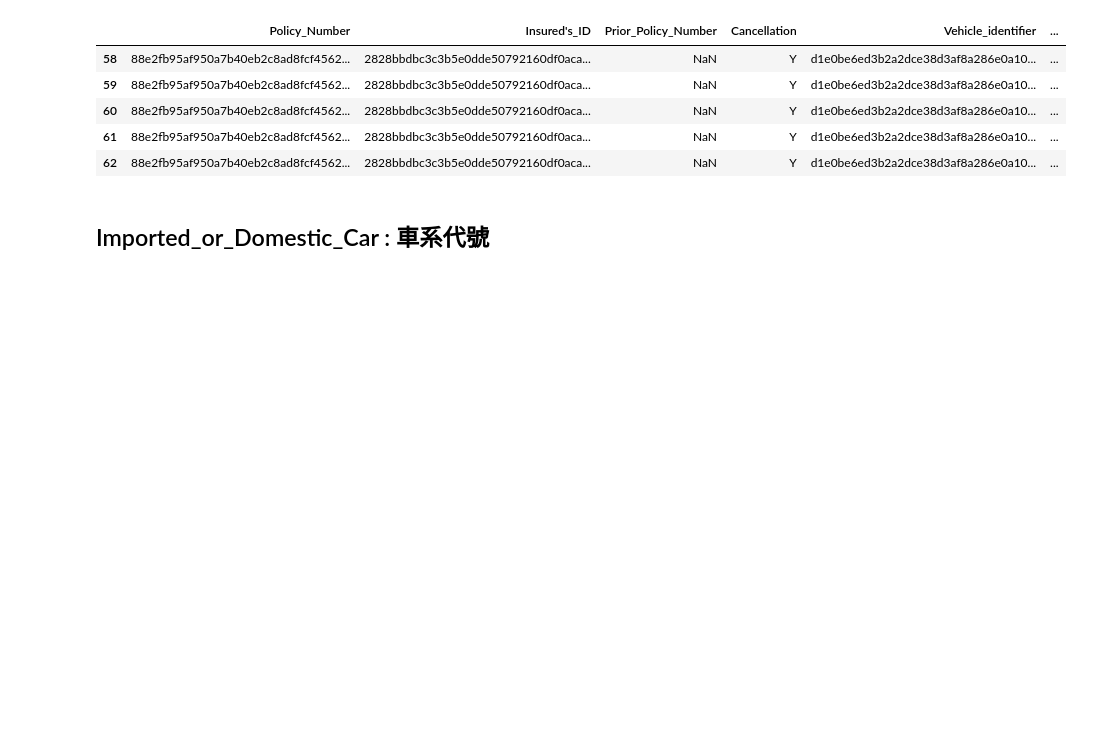
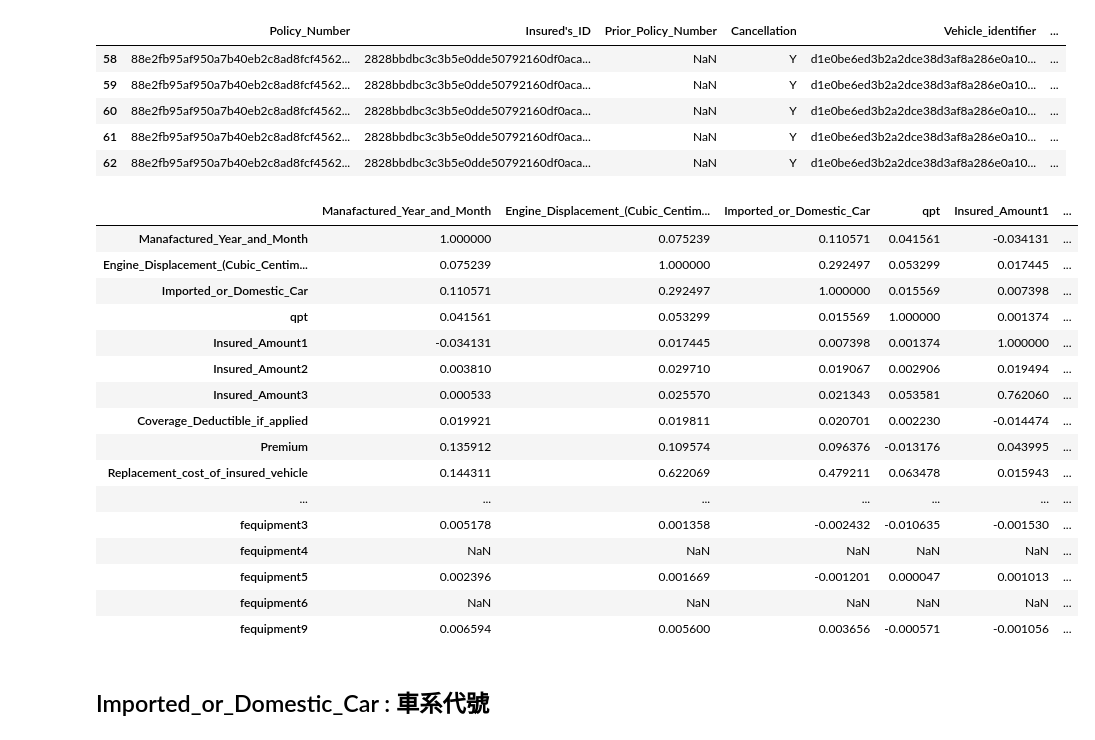
Before and after one commit to taipingeric/tbddd, a Jupyter notebook: EDA.ipynb, the cells around one changed output. Cells and saved outputs as stored; diff of their text form; code cells hidden in the pictures; blank space fills up the shorter version.

```diff
--- a/EDA.ipynb
+++ b/EDA.ipynb
@@ -88,6 +88,26 @@ df_policy[df_policy['Prior_Policy_Number'].isnull()].head()
 | 60 | 88e2fb95af950a7b40eb2c8ad8fcf4562... | 2828bbdbc3c3b5e0dde50792160df0aca... | NaN | Y | d1e0be6ed3b2a2dce38d3af8a286e0a10... | ... |
 | 61 | 88e2fb95af950a7b40eb2c8ad8fcf4562... | 2828bbdbc3c3b5e0dde50792160df0aca... | NaN | Y | d1e0be6ed3b2a2dce38d3af8a286e0a10... | ... |
 | 62 | 88e2fb95af950a7b40eb2c8ad8fcf4562... | 2828bbdbc3c3b5e0dde50792160df0aca... | NaN | Y | d1e0be6ed3b2a2dce38d3af8a286e0a10... | ... |
+# %%
+df_policy.corr()
+# %% [output]
+|  | Manafactured_Year_and_Month | Engine_Displacement_(Cubic_Centim... | Imported_or_Domestic_Car | qpt | Insured_Amount1 | ... |
+| Manafactured_Year_and_Month | 1.000000 | 0.075239 | 0.110571 | 0.041561 | -0.034131 | ... |
+| Engine_Displacement_(Cubic_Centim... | 0.075239 | 1.000000 | 0.292497 | 0.053299 | 0.017445 | ... |
+| Imported_or_Domestic_Car | 0.110571 | 0.292497 | 1.000000 | 0.015569 | 0.007398 | ... |
+| qpt | 0.041561 | 0.053299 | 0.015569 | 1.000000 | 0.001374 | ... |
+| Insured_Amount1 | -0.034131 | 0.017445 | 0.007398 | 0.001374 | 1.000000 | ... |
+| Insured_Amount2 | 0.003810 | 0.029710 | 0.019067 | 0.002906 | 0.019494 | ... |
+| Insured_Amount3 | 0.000533 | 0.025570 | 0.021343 | 0.053581 | 0.762060 | ... |
+| Coverage_Deductible_if_applied | 0.019921 | 0.019811 | 0.020701 | 0.002230 | -0.014474 | ... |
+| Premium | 0.135912 | 0.109574 | 0.096376 | -0.013176 | 0.043995 | ... |
+| Replacement_cost_of_insured_vehicle | 0.144311 | 0.622069 | 0.479211 | 0.063478 | 0.015943 | ... |
+| ... | ... | ... | ... | ... | ... | ... |
+| fequipment3 | 0.005178 | 0.001358 | -0.002432 | -0.010635 | -0.001530 | ... |
+| fequipment4 | NaN | NaN | NaN | NaN | NaN | ... |
+| fequipment5 | 0.002396 | 0.001669 | -0.001201 | 0.000047 | 0.001013 | ... |
+| fequipment6 | NaN | NaN | NaN | NaN | NaN | ... |
+| fequipment9 | 0.006594 | 0.005600 | 0.003656 | -0.000571 | -0.001056 | ... |
 # %% [markdown]
 ## Imported_or_Domestic_Car : 車系代號
 # %%
```
Also changed, not shown: parts of 15 cells of this notebook.
